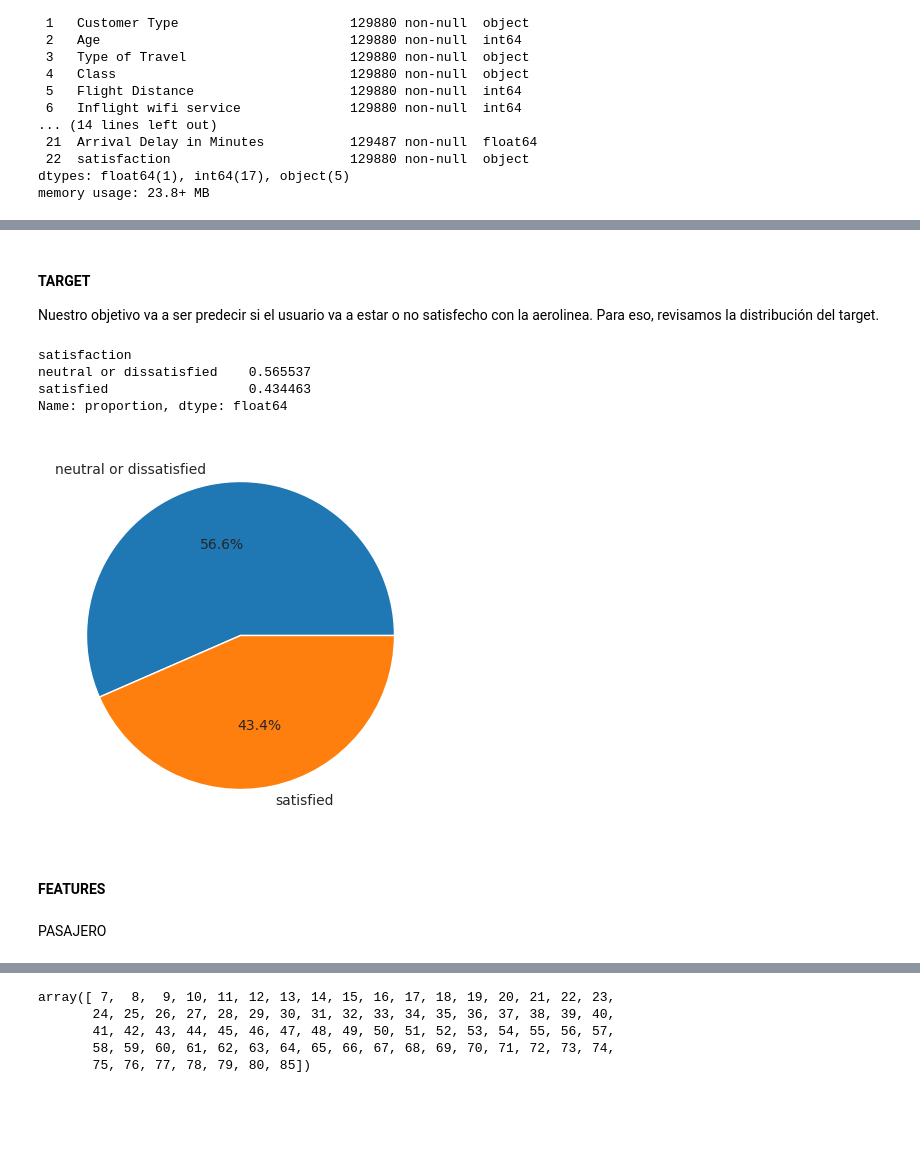
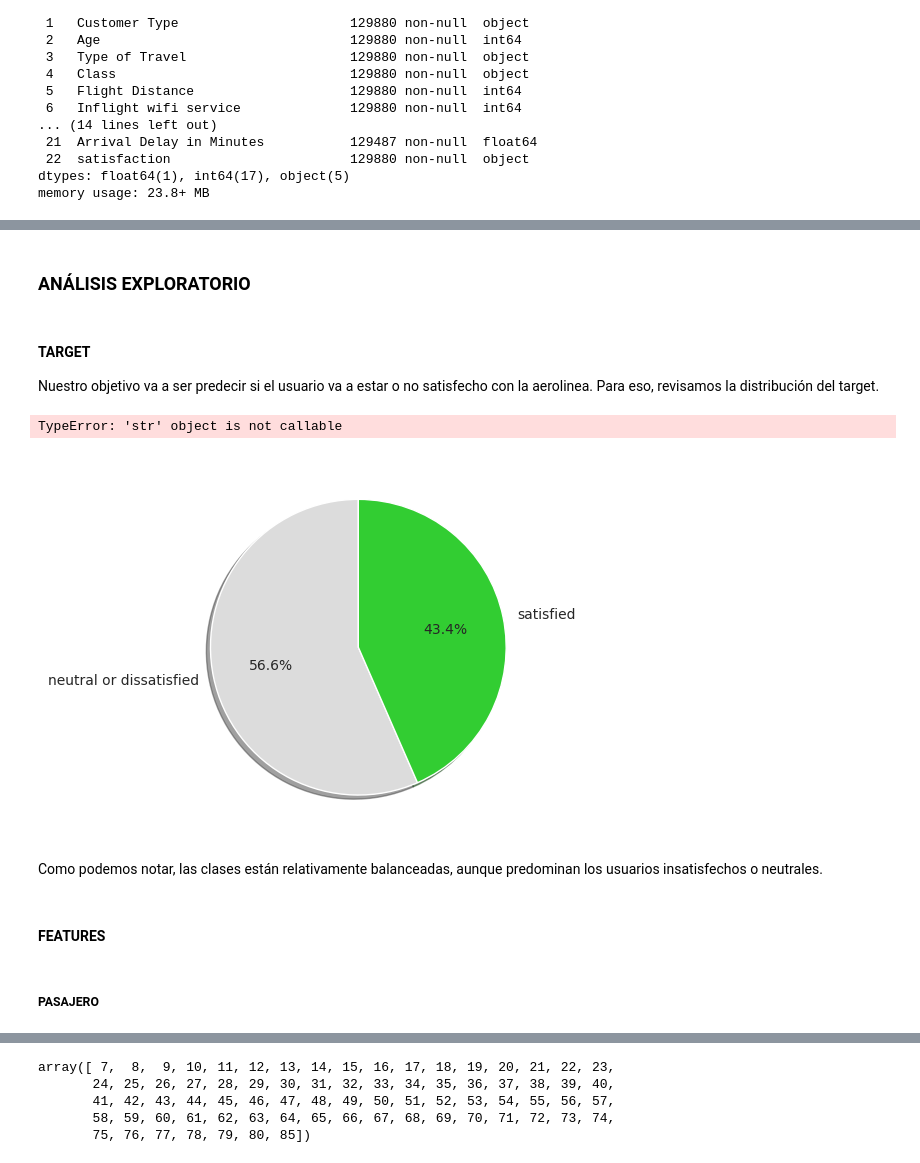
Before and after one commit to vasconcelosfer/dayaAnlisysTP, a Jupyter notebook: TP_FINAL_AD.ipynb, the cells around one changed output, grey strips where cells are left out. Saved outputs shown, nothing was run; the diff lists cells and outputs as text; code cells hidden in the pictures; blank space fills up the shorter version.

```diff
--- a/TP_FINAL_AD.ipynb
+++ b/TP_FINAL_AD.ipynb
@@ -15,4 +53,23 @@ pd.set_option('display.max_columns', None)
 
 randon_generator = np.random.default_rng(45)
 
+# Colores
+satisfied_color = 'limegreen'
+unsatisfied_color = 'gainsboro'
+
+male_color = 'lightsteelblue'
+female_color = 'salmon'
+
+loyal_color = 'gold'
+disloyal_color = 'grey'
+
+business_travel_color = 'royalblue'
+personal_travel_color = 'orange'
+
+business_class_color = 'royalblue'
+eco_plus_class_color = 'greenyellow'
+eco_class_color = 'lightgreen'
+
+# Configuraciones de graficos
+shadow_dict = {'ox': 1.4, 'edgecolor': 'none', 'shade': 0.1}
 merge_df = True
@@ -139,17 +263,21 @@ memory usage: 23.8+ MB
+# %% [markdown]
+### ANÁLISIS EXPLORATORIO
 # %% [markdown]
 #### TARGET
 Nuestro objetivo va a ser predecir si el usuario va a estar o no satisfecho con la aerolinea. Para eso, revisamos la distribución del target.
 # %%
-fig = plt.figure(figsize=(10, 5))
-plt.pie(df_air.satisfaction.value_counts(), labels=df_air.satisfaction.unique(), autopct='%1.1f%%')
+fig, ax = plt.subplots()
+ax.pie(df_air.satisfaction.value_counts(), labels=df_air.satisfaction.unique(), shadow=shadow_dict,
+       colors=[unsatisfied_color, satisfied_color], autopct='%1.1f%%', startangle=90)
+plt.title("Satisfacción del pasajero")
+plt.show()
 # %% [output]
-satisfaction
-neutral or dissatisfied    0.565537
-satisfied                  0.434463
-Name: proportion, dtype: float64
+TypeError: 'str' object is not callable
-[figure, old version]
+[figure, new version]
+# %% [markdown]
+Como podemos notar, las clases están relativamente balanceadas, aunque predominan los usuarios insatisfechos o neutrales.
 # %% [markdown]
 #### FEATURES
 # %% [markdown]
-PASAJERO
+##### PASAJERO
 # %%
```
Also changed, not shown: parts of 29 cells of this notebook.
